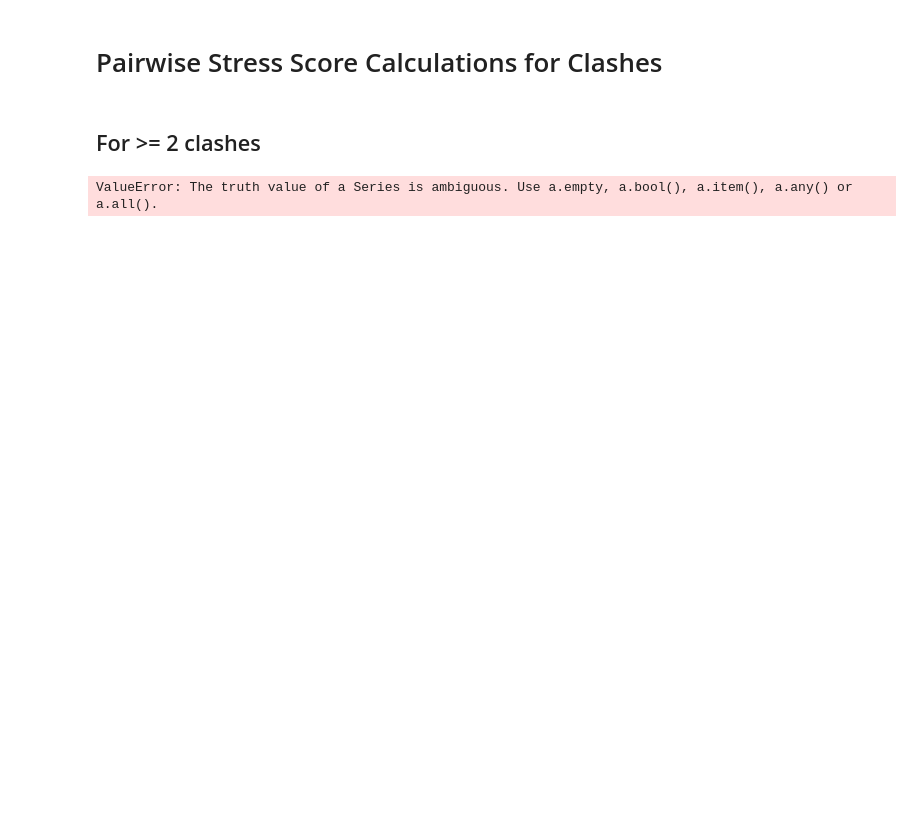
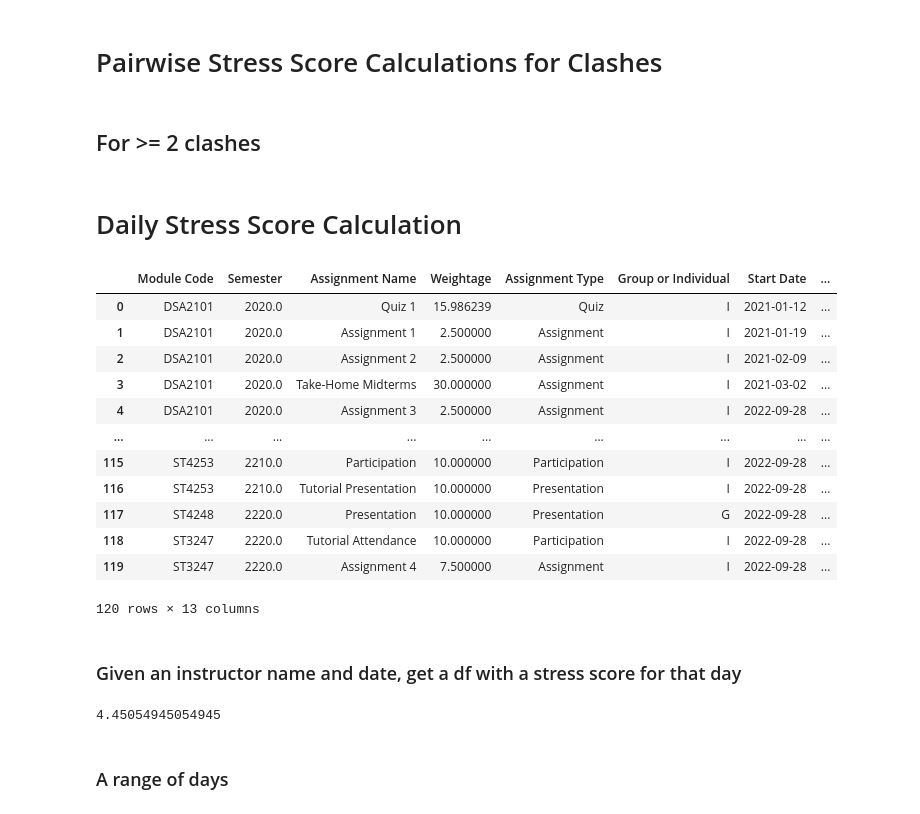
Before and after one commit to xuan-jun/PlanNUS, a Jupyter notebook: Model/Stress Algorithm_duplicates-Working-Copy.ipynb, the cells around one changed output. Saved outputs shown, nothing was run; the diff lists cells and outputs as text; code cells hidden in the pictures; blank space fills up the shorter version.

```diff
--- a/Model/Stress Algorithm_duplicates-Working-Copy.ipynb
+++ b/Model/Stress Algorithm_duplicates-Working-Copy.ipynb
@@ -179,5 +214,21 @@ def clash_pairs(df):
-# %%
-test1 = clash_pairs(assignments)
-test1
-# %% [output]
-ValueError: The truth value of a Series is ambiguous. Use a.empty, a.bool(), a.item(), a.any() or a.all().
+# %% [markdown]
+# Daily Stress Score Calculation
+# %%
+instructor_scores = indiv_scores.merge(instructors, how='left', on = ['Module Code', 'Semester'])
+instructor_scores
+# %% [output]
+|  | Module Code | Semester | Assignment Name | Weightage | Assignment Type | Group or Individual | Start Date | ... |
+| 0 | DSA2101 | 2020.0 | Quiz 1 | 15.986239 | Quiz | I | 2021-01-12 | ... |
+| 1 | DSA2101 | 2020.0 | Assignment 1 | 2.500000 | Assignment | I | 2021-01-19 | ... |
+| 2 | DSA2101 | 2020.0 | Assignment 2 | 2.500000 | Assignment | I | 2021-02-09 | ... |
+| 3 | DSA2101 | 2020.0 | Take-Home Midterms | 30.000000 | Assignment | I | 2021-03-02 | ... |
+| 4 | DSA2101 | 2020.0 | Assignment 3 | 2.500000 | Assignment | I | 2022-09-28 | ... |
+| ... | ... | ... | ... | ... | ... | ... | ... | ... |
+| 115 | ST4253 | 2210.0 | Participation | 10.000000 | Participation | I | 2022-09-28 | ... |
+| 116 | ST4253 | 2210.0 | Tutorial Presentation | 10.000000 | Presentation | I | 2022-09-28 | ... |
+| 117 | ST4248 | 2220.0 | Presentation | 10.000000 | Presentation | G | 2022-09-28 | ... |
+| 118 | ST3247 | 2220.0 | Tutorial Attendance | 10.000000 | Participation | I | 2022-09-28 | ... |
+| 119 | ST3247 | 2220.0 | Assignment 4 | 7.500000 | Assignment | I | 2022-09-28 | ... |
+120 rows × 13 columns
+# %% [markdown]
+### Given an instructor name and date, get a df with a stress score for that day
@@ -183,0 +300,6 @@ ValueError: The truth value of a Series is ambiguous. Use a.empty, a.bool(), a.i
+# %%
+daily_stress_score(instructor_scores, 'Ching Hway Lim', pd.to_datetime('2023-02-07'))
+# %% [output]
+4.45054945054945
+# %% [markdown]
+### A range of days
```
Also changed, not shown: parts of 25 cells of this notebook.
